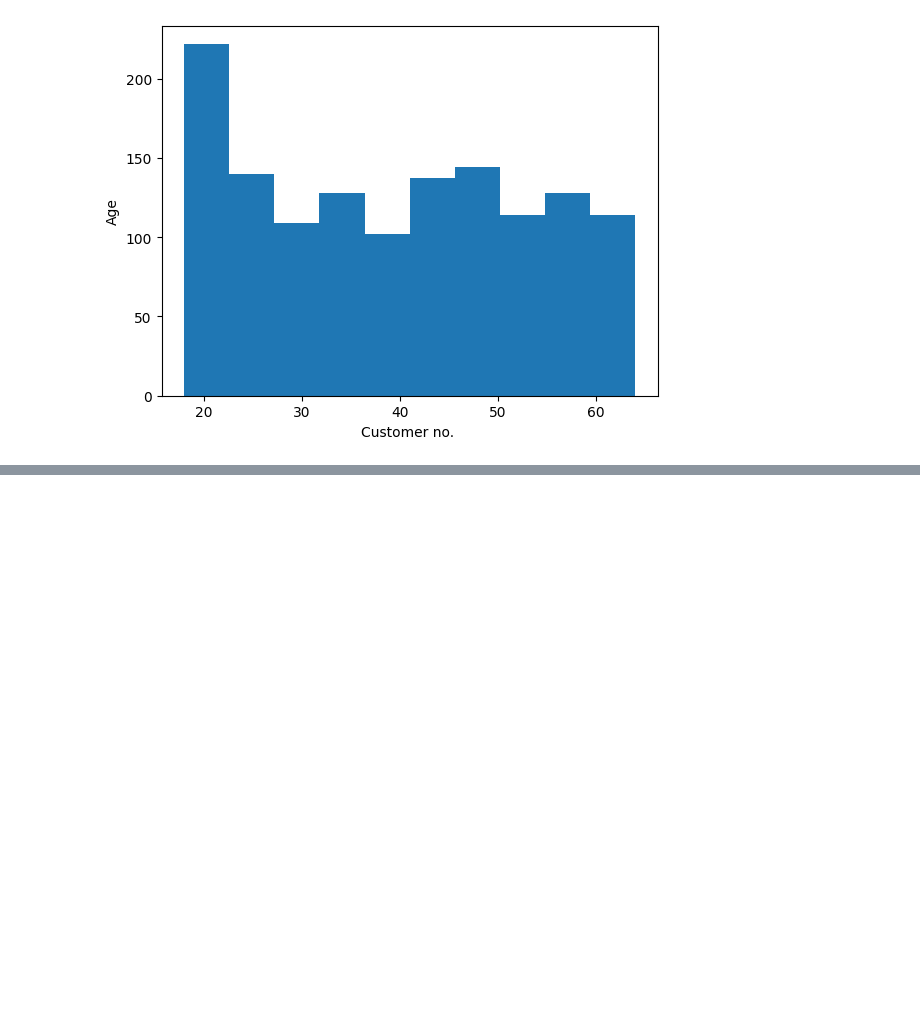
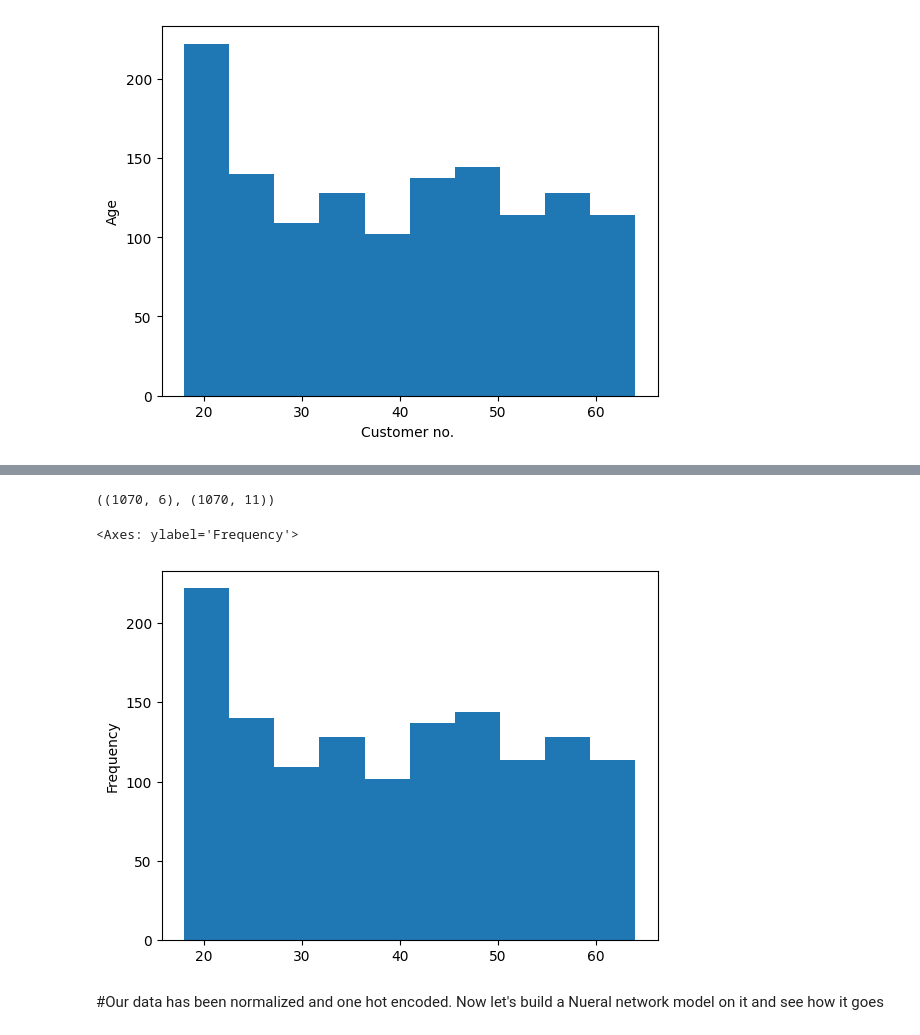
Before and after one commit to 9bishal/TensorFlow_Project, a Jupyter notebook: Working_with_large_dats.ipynb, the cells around one changed output, grey strips where cells are left out. Saved outputs shown, nothing was run; the diff lists cells and outputs as text; code cells hidden in the pictures; blank space fills up the shorter version.

Commit message:
Worked with Larger Data to improve the model and converted the data to the matrices for the neural network

```diff
--- a/Working_with_large_dats.ipynb
+++ b/Working_with_large_dats.ipynb
@@ -283,3 +321,22 @@ plt.ylabel("Age")
 # %% [output]
 Text(0, 0.5, 'Age')
 [figure]
+# %%
+from sklearn.compose import make_column_transformer
+from sklearn.preprocessing import MinMaxScaler, OneHotEncoder
+from sklearn.model_selection import train_test_split
+
+#create a column transformer
+ct=make_column_transformer(
+    (MinMaxScaler(), ["age", "bmi", "children"]),
+    (OneHotEncoder(handle_unknown="ignore"),["sex", "smoker", "region"])
+)
+
+x=insurance.drop("charges", axis=1)
+y=insurance["charges"]
+
+x_train,  x_test,y_train, y_test = train_test_split(x,y,test_size=0.2, random_state=42)
+ct.fit(x_train)
+
+x_train_normal=ct.transform(x_train)
+x_test_normal=ct.transform(x_test)
@@ -285,0 +376,11 @@ Text(0, 0.5, 'Age')
+# %%
+x_train.shape, x_train_normal.shape
+# %% [output]
+((1070, 6), (1070, 11))
+# %%
+x["age"].plot(kind="hist")
+# %% [output]
+<Axes: ylabel='Frequency'>
+[figure, added]
+# %% [markdown]
+#Our data has been normalized and one hot encoded. Now let's build a Nueral network model on it and see how it goes
```
Also changed, not shown: parts of 14 cells of this notebook.
